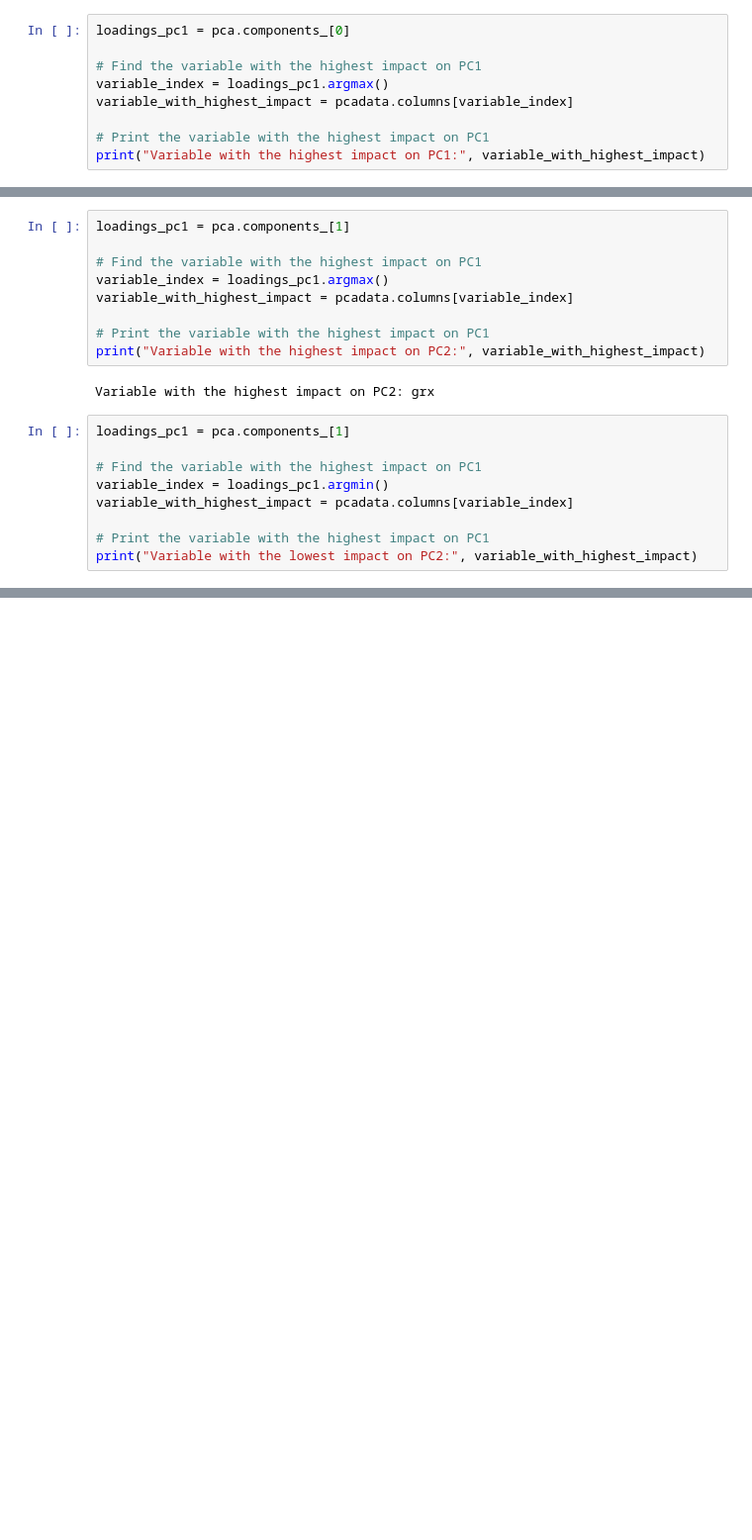
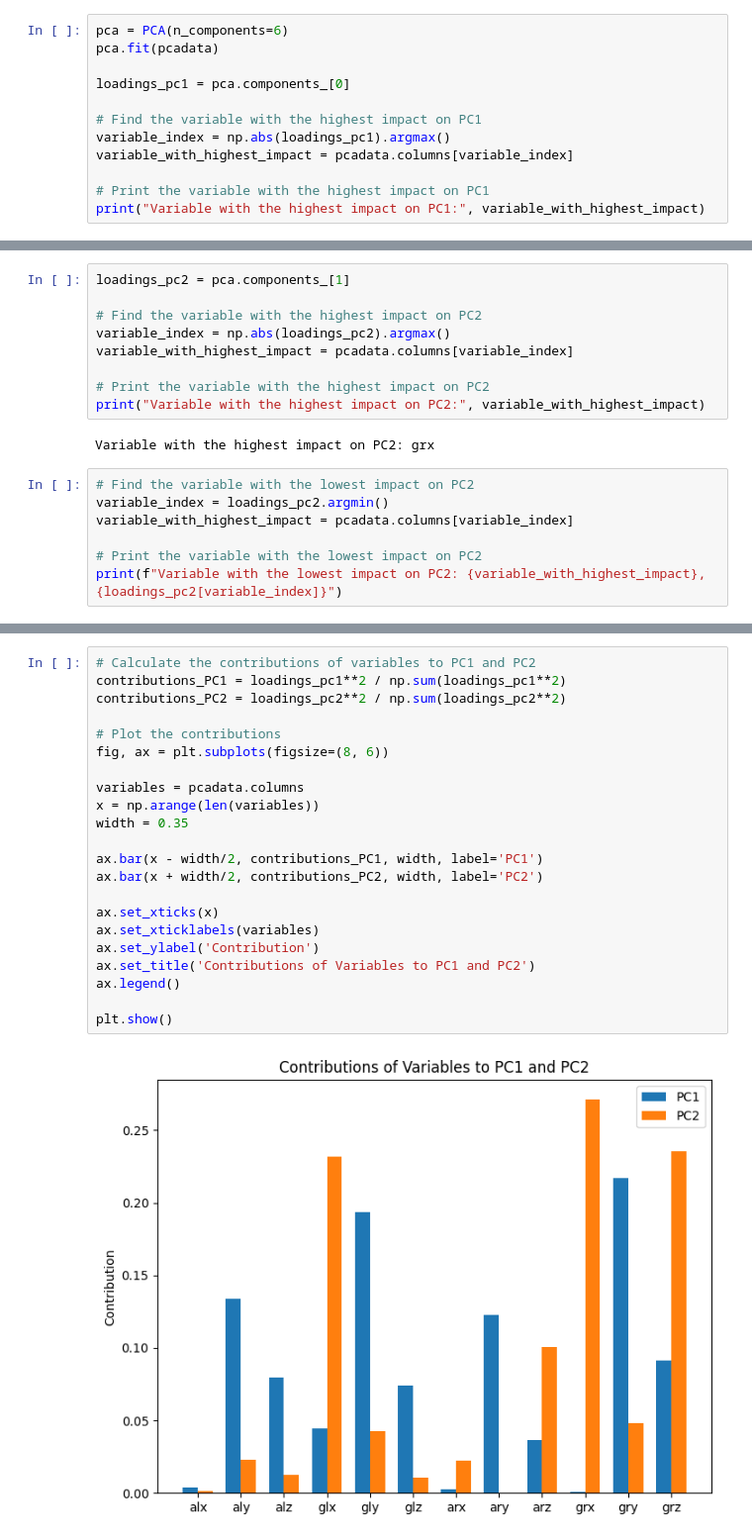
Before and after one commit to jespervh19/8CC00Code, a Jupyter notebook: Assignment2/MGPStoorvogel_notebook.ipynb, the cells around one changed output, grey strips where cells are left out. Shown: that part at 99% size. Saved outputs shown, nothing was run; the diff lists cells and outputs as text; blank space fills up the shorter version.

```diff
--- a/Assignment2/MGPStoorvogel_notebook.ipynb
+++ b/Assignment2/MGPStoorvogel_notebook.ipynb
@@ -143,10 +183,13 @@ plt.show()
 # %% [output]
 [figure]
 # %%
+pca = PCA(n_components=6)
+pca.fit(pcadata)
+
 loadings_pc1 = pca.components_[0]
 
 # Find the variable with the highest impact on PC1
-variable_index = loadings_pc1.argmax()
+variable_index = np.abs(loadings_pc1).argmax()
 variable_with_highest_impact = pcadata.columns[variable_index]
 
 # Print the variable with the highest impact on PC1
@@ -154,23 +197,21 @@ print("Variable with the highest impact on PC1:", variable_with_highest_impact)
 # %% [output]
 Variable with the highest impact on PC1: gry
 # %%
-loadings_pc1 = pca.components_[1]
+loadings_pc2 = pca.components_[1]
 
-# Find the variable with the highest impact on PC1
-variable_index = loadings_pc1.argmax()
+# Find the variable with the highest impact on PC2
+variable_index = np.abs(loadings_pc2).argmax()
 variable_with_highest_impact = pcadata.columns[variable_index]
 
-# Print the variable with the highest impact on PC1
+# Print the variable with the highest impact on PC2
 print("Variable with the highest impact on PC2:", variable_with_highest_impact)
 # %% [output]
 Variable with the highest impact on PC2: grx
 # %%
-loadings_pc1 = pca.components_[1]
-
-# Find the variable with the highest impact on PC1
-variable_index = loadings_pc1.argmin()
+# Find the variable with the lowest impact on PC2
+variable_index = loadings_pc2.argmin()
 variable_with_highest_impact = pcadata.columns[variable_index]
 
-# Print the variable with the highest impact on PC1
-print("Variable with the lowest impact on PC2:", variable_with_highest_impact)
+# Print the variable with the lowest impact on PC2
+print(f"Variable with the lowest impact on PC2: {variable_with_highest_impact}, {loadings_pc2[variable_index]}")
 # %% [output]
@@ -177,0 +219,24 @@ Variable with the lowest impact on PC2: gry
+# %%
+# Calculate the contributions of variables to PC1 and PC2
+contributions_PC1 = loadings_pc1**2 / np.sum(loadings_pc1**2)
+contributions_PC2 = loadings_pc2**2 / np.sum(loadings_pc2**2)
+
+# Plot the contributions
+fig, ax = plt.subplots(figsize=(8, 6))
+
+variables = pcadata.columns
+x = np.arange(len(variables))
+width = 0.35
+
+ax.bar(x - width/2, contributions_PC1, width, label='PC1')
+ax.bar(x + width/2, contributions_PC2, width, label='PC2')
+
+ax.set_xticks(x)
+ax.set_xticklabels(variables)
+ax.set_ylabel('Contribution')
+ax.set_title('Contributions of Variables to PC1 and PC2')
+ax.legend()
+
+plt.show()
+# %% [output]
+[figure, added]
```
Also changed, not shown: parts of 7 cells of this notebook, 7 other files.
